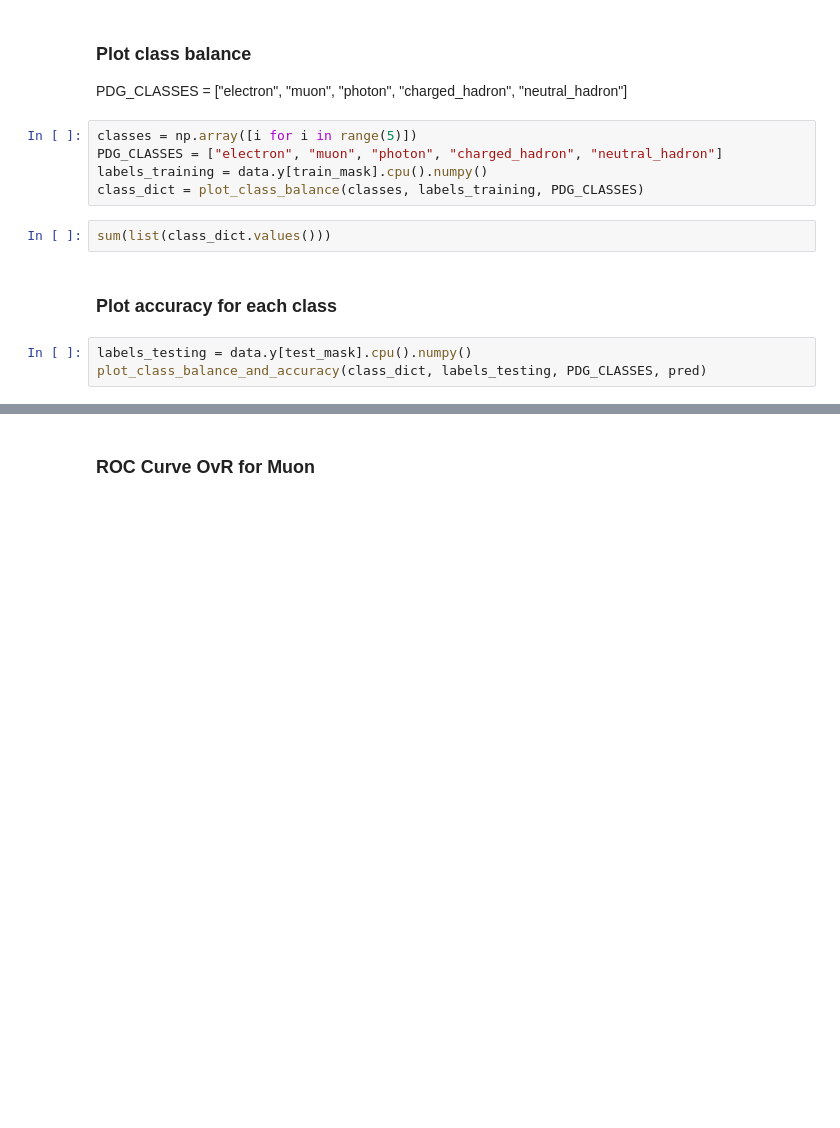
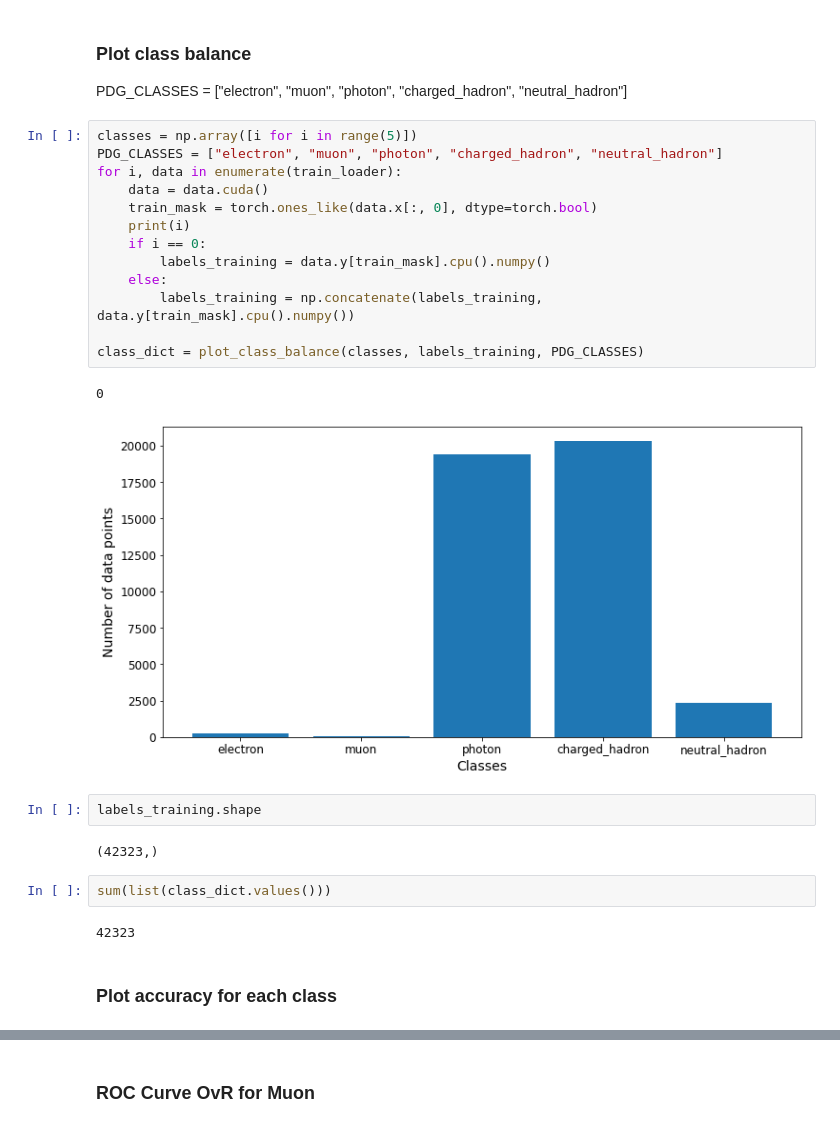
Before and after one commit to JavierZhao/semi-supervised-tests, a Jupyter notebook: Jupyter/ssl_tests_train_model.ipynb, the cells around one changed output, grey strips where cells are left out. Drawn from its saved outputs; the diff is of its cells as text; blank space fills up the shorter version.

```diff
--- a/Jupyter/ssl_tests_train_model.ipynb
+++ b/Jupyter/ssl_tests_train_model.ipynb
@@ -242,12 +290,26 @@ PDG_CLASSES = ["electron", "muon", "photon", "charged_hadron", "neutral_hadron"]
 # %%
 classes = np.array([i for i in range(5)])
 PDG_CLASSES = ["electron", "muon", "photon", "charged_hadron", "neutral_hadron"]
-labels_training = data.y[train_mask].cpu().numpy()
+for i, data in enumerate(train_loader):
+    data = data.cuda()
+    train_mask = torch.ones_like(data.x[:, 0], dtype=torch.bool)
+    print(i)
+    if i == 0:
+        labels_training = data.y[train_mask].cpu().numpy()
+    else:
+        labels_training = np.concatenate(labels_training, data.y[train_mask].cpu().numpy())
+
 class_dict = plot_class_balance(classes, labels_training, PDG_CLASSES)
+# %% [output]
+0
+[figure, added]
+# %%
+labels_training.shape
+# %% [output]
+(42323,)
 # %%
 sum(list(class_dict.values()))
+# %% [output]
+42323
 # %% [markdown]
 ### Plot accuracy for each class
-# %%
-labels_testing = data.y[test_mask].cpu().numpy()
-plot_class_balance_and_accuracy(class_dict, labels_testing, PDG_CLASSES, pred)
```
Also changed, not shown: parts of 17 cells of this notebook.
